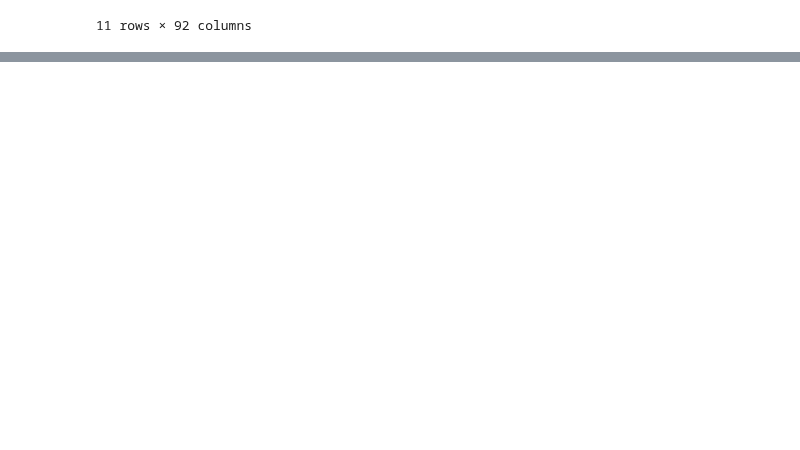
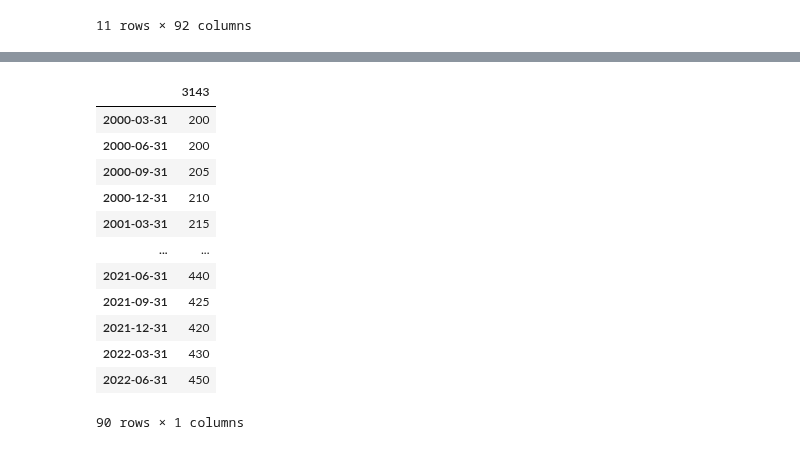
Before and after one commit to MAST30034-Applied-Data-Science/generic-real-estate-consulting-project-group-55, a Jupyter notebook: notebooks/past rent preprocess.ipynb, the cells around one changed output, grey strips where cells are left out. Cells and saved outputs as stored; diff of their text form; code cells hidden in the pictures; blank space fills up the shorter version.

```diff
--- a/notebooks/past rent preprocess.ipynb
+++ b/notebooks/past rent preprocess.ipynb
@@ -166,0 +146,9 @@ result[result.isnull().T.any()]
+# %%
+date = []
+for i in range(0, len(ceshi2), 4):
+    date.append(list(ceshi2.index)[i][-4:] + '-' + '03-31')
+    date.append(list(ceshi2.index)[i+1][-4:] + '-' + '06-31')
+    if i <88:
+        date.append(list(ceshi2.index)[i+2][-4:] + '-' + '09-31')
+        date.append(list(ceshi2.index)[i+3][-4:] + '-' + '12-31')
+date
@@ -166,0 +173,17 @@ result[result.isnull().T.any()]
+# %%
+ceshi2.index = date
+ceshi2
+# %% [output]
+|  | 3143 |
+| 2000-03-31 | 200 |
+| 2000-06-31 | 200 |
+| 2000-09-31 | 205 |
+| 2000-12-31 | 210 |
+| 2001-03-31 | 215 |
+| ... | ... |
+| 2021-06-31 | 440 |
+| 2021-09-31 | 425 |
+| 2021-12-31 | 420 |
+| 2022-03-31 | 430 |
+| 2022-06-31 | 450 |
+90 rows × 1 columns
```
Also changed, not shown: parts of 9 cells of this notebook.
